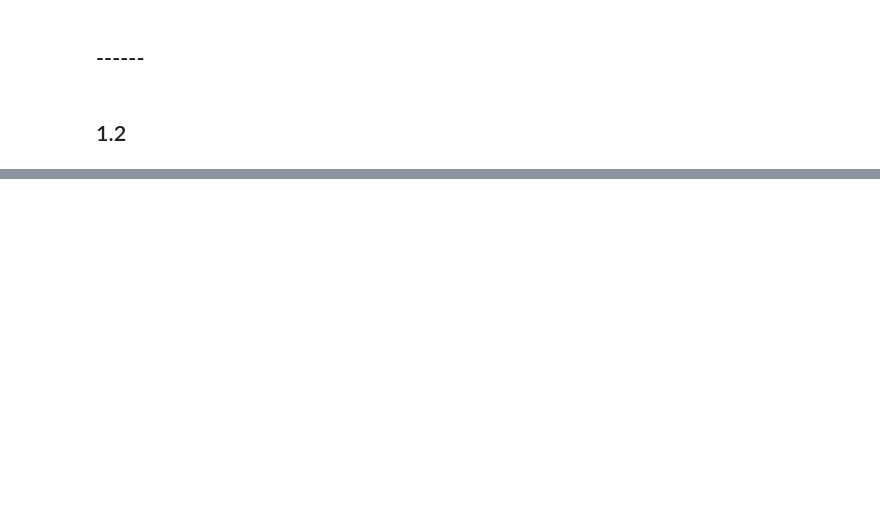
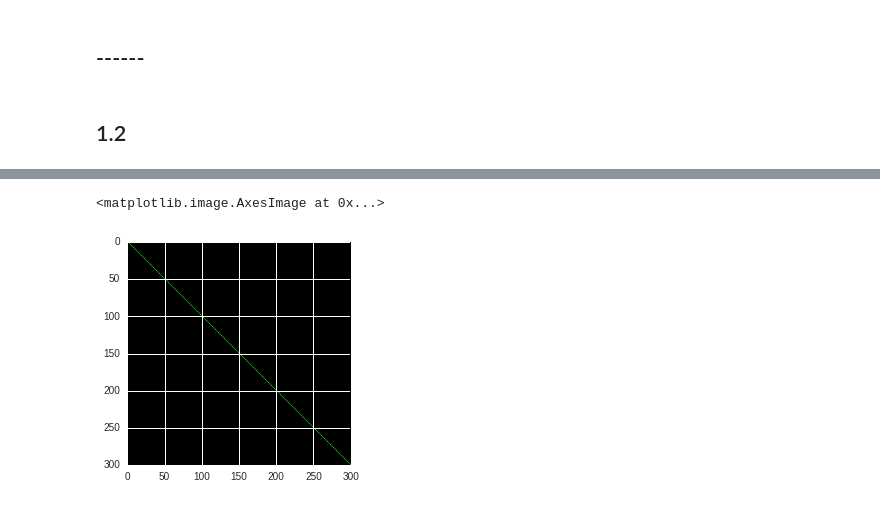
Before and after one commit to YaroslavSchubert/pyimagegurus, a Jupyter notebook: pyimagegurus.ipynb, the cells around one changed output, grey strips where cells are left out. Saved outputs shown, nothing was run; the diff lists cells and outputs as text; code cells hidden in the pictures; blank space fills up the shorter version.

```diff
--- a/pyimagegurus.ipynb
+++ b/pyimagegurus.ipynb
@@ -77,0 +151,7 @@ channels: 3
+# %%
+green = (0, 255, 0)
+cv2.line(canvas, (0, 0), (300, 300), green)
+plt.imshow(canvas)
+# %% [output]
+<matplotlib.image.AxesImage at 0x...>
+[figure, added]
```
Also changed, not shown: parts of 17 cells of this notebook, 1 other file.
